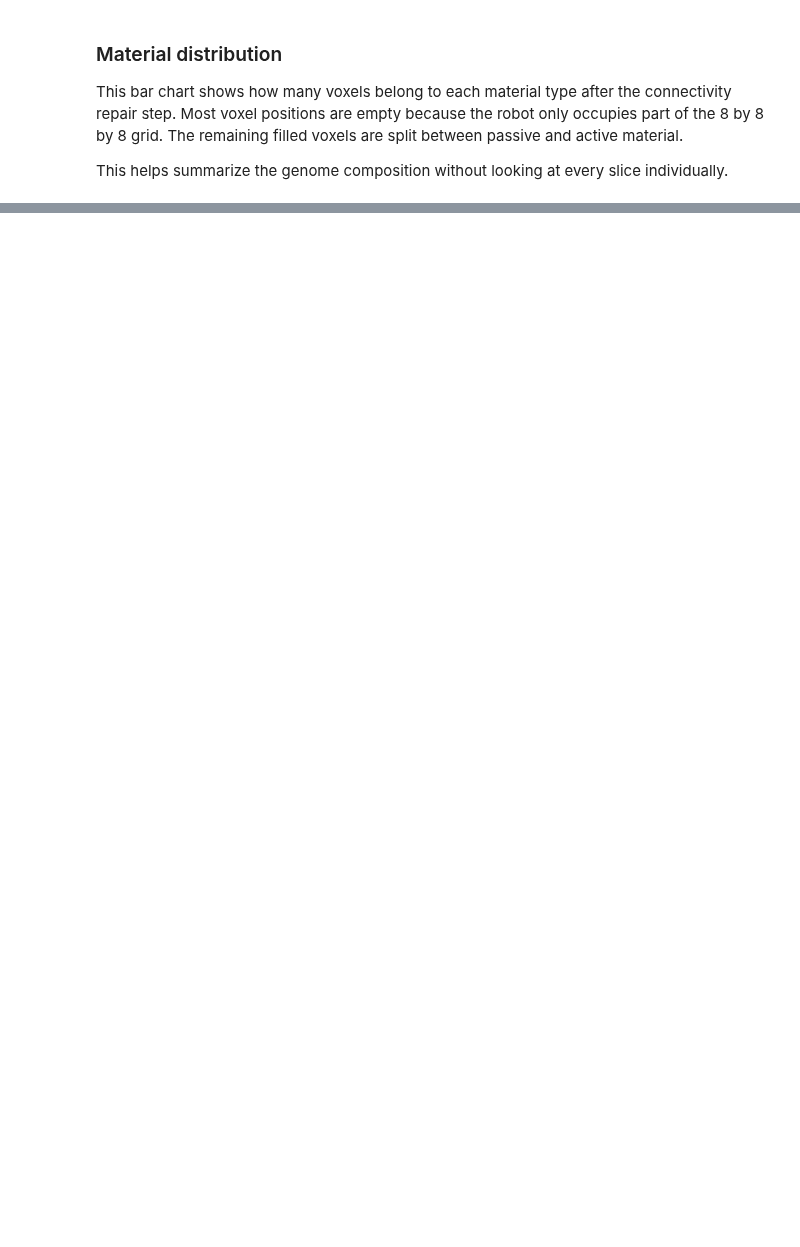
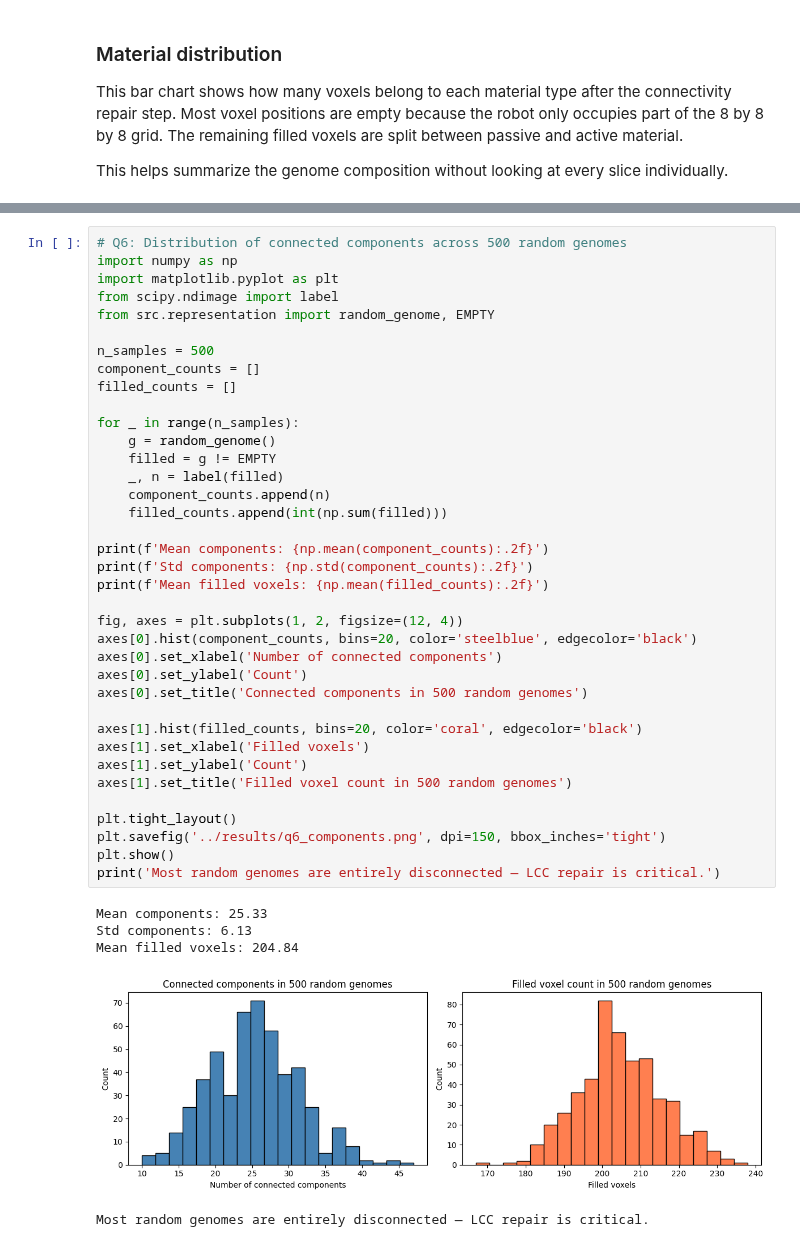
Before and after one commit to ayushishringi/xenobot-exercise, a Jupyter notebook: notebooks/milestone1_notebook.ipynb, the cells around one changed output, grey strips where cells are left out. Cells and saved outputs as stored; diff of their text form; blank space fills up the shorter version.

```diff
--- a/notebooks/milestone1_notebook.ipynb
+++ b/notebooks/milestone1_notebook.ipynb
@@ -98,0 +125,43 @@ This helps summarize the genome composition without looking at every slice indiv
+# %%
+# Q6: Distribution of connected components across 500 random genomes
+import numpy as np
+import matplotlib.pyplot as plt
+from scipy.ndimage import label
+from src.representation import random_genome, EMPTY
+
+n_samples = 500
+component_counts = []
+filled_counts = []
+
+for _ in range(n_samples):
+    g = random_genome()
+    filled = g != EMPTY
+    _, n = label(filled)
+    component_counts.append(n)
+    filled_counts.append(int(np.sum(filled)))
+
+print(f'Mean components: {np.mean(component_counts):.2f}')
+print(f'Std components: {np.std(component_counts):.2f}')
+print(f'Mean filled voxels: {np.mean(filled_counts):.2f}')
+
+fig, axes = plt.subplots(1, 2, figsize=(12, 4))
+axes[0].hist(component_counts, bins=20, color='steelblue', edgecolor='black')
+axes[0].set_xlabel('Number of connected components')
+axes[0].set_ylabel('Count')
+axes[0].set_title('Connected components in 500 random genomes')
+
+axes[1].hist(filled_counts, bins=20, color='coral', edgecolor='black')
+axes[1].set_xlabel('Filled voxels')
+axes[1].set_ylabel('Count')
+axes[1].set_title('Filled voxel count in 500 random genomes')
+
+plt.tight_layout()
+plt.savefig('../results/q6_components.png', dpi=150, bbox_inches='tight')
+plt.show()
+print('Most random genomes are entirely disconnected — LCC repair is critical.')
+# %% [output]
+Mean components: 25.33
+Std components: 6.13
+Mean filled voxels: 204.84
+[figure, added]
+Most random genomes are entirely disconnected — LCC repair is critical.
```
Also changed, not shown: parts of 13 cells of this notebook, 1 other file.
